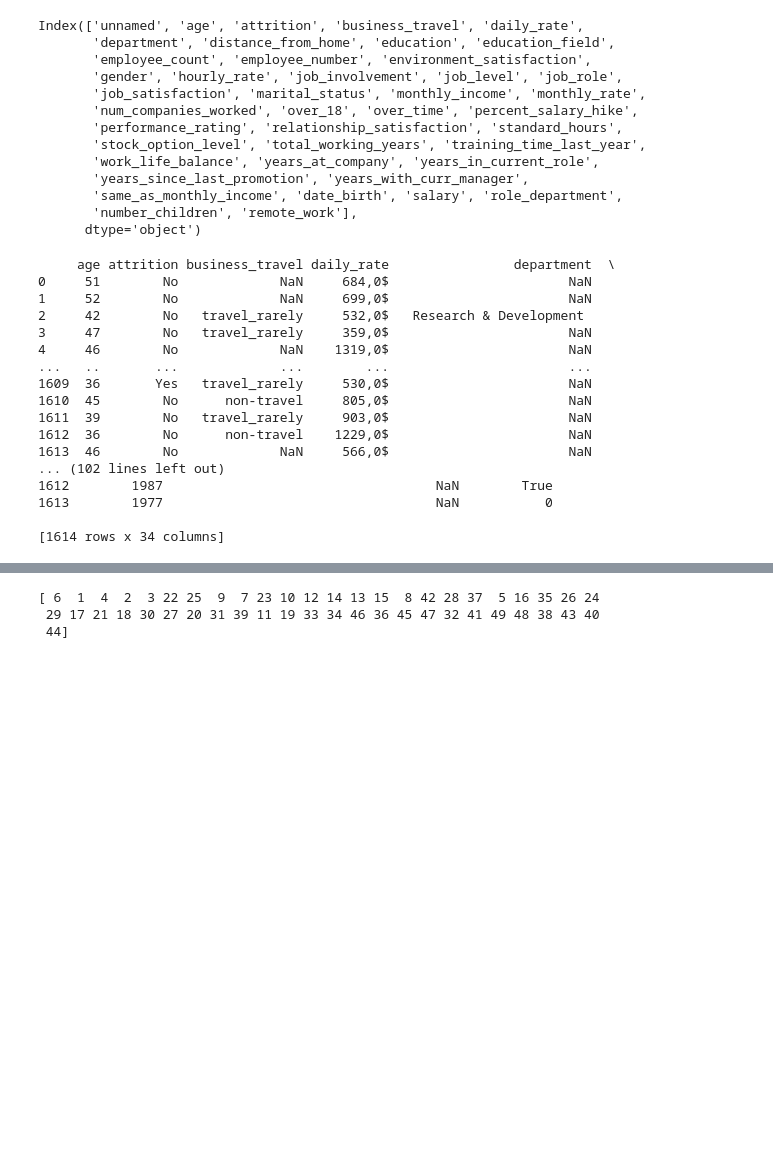
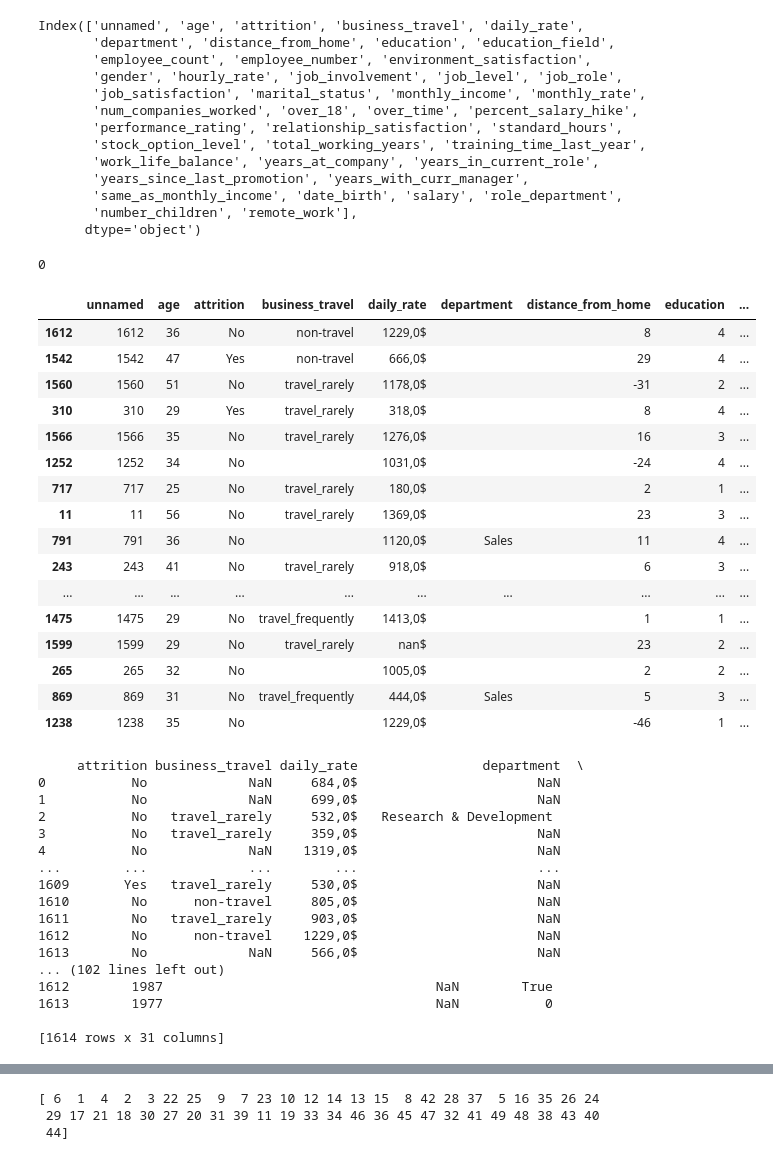
Before and after one commit to nicoleab1/proyecto-da-promo-b-modulo-3-team-2, a Jupyter notebook: proyecto optimizacion de talento.ipynb, the cells around one changed output, grey strips where cells are left out. Cells and saved outputs as stored; diff of their text form; code cells hidden in the pictures; blank space fills up the shorter version.

```diff
--- a/proyecto optimizacion de talento.ipynb
+++ b/proyecto optimizacion de talento.ipynb
@@ -182,28 +172,62 @@ Index(['unnamed', 'age', 'attrition', 'business_travel', 'daily_rate',
        'same_as_monthly_income', 'date_birth', 'salary', 'role_department',
        'number_children', 'remote_work'],
       dtype='object')
+# %%
+## Vemos si hay valores duplicados
+df_abc.duplicated().sum()
+# %% [output]
+0
+# %%
+# Filtrar filas duplicadas basadas en la columna 'employee_number'
+duplicated_rows = df_abc[df_abc.duplicated(subset='employee_number', keep=False)]
+
+# Reemplazar valores nulos por un valor vacío
+duplicated_rows_clean = duplicated_rows.fillna('')
+
+# Mostrar una muestra de 56 filas con los valores no nulos
+duplicated_rows_clean.sample(56)
+# %% [output]
+|  | unnamed | age | attrition | business_travel | daily_rate | department | distance_from_home | education | ... |
+| 1612 | 1612 | 36 | No | non-travel | 1229,0$ |  | 8 | 4 | ... |
+| 1542 | 1542 | 47 | Yes | non-travel | 666,0$ |  | 29 | 4 | ... |
+| 1560 | 1560 | 51 | No | travel_rarely | 1178,0$ |  | -31 | 2 | ... |
+| 310 | 310 | 29 | Yes | travel_rarely | 318,0$ |  | 8 | 4 | ... |
+| 1566 | 1566 | 35 | No | travel_rarely | 1276,0$ |  | 16 | 3 | ... |
+| 1252 | 1252 | 34 | No |  | 1031,0$ |  | -24 | 4 | ... |
+| 717 | 717 | 25 | No | travel_rarely | 180,0$ |  | 2 | 1 | ... |
+| 11 | 11 | 56 | No | travel_rarely | 1369,0$ |  | 23 | 3 | ... |
+| 791 | 791 | 36 | No |  | 1120,0$ | Sales | 11 | 4 | ... |
+| 243 | 243 | 41 | No | travel_rarely | 918,0$ |  | 6 | 3 | ... |
+| ... | ... | ... | ... | ... | ... | ... | ... | ... | ... |
+| 1475 | 1475 | 29 | No | travel_frequently | 1413,0$ |  | 1 | 1 | ... |
+| 1599 | 1599 | 29 | No | travel_rarely | nan$ |  | 23 | 2 | ... |
+| 265 | 265 | 32 | No |  | 1005,0$ |  | 2 | 2 | ... |
+| 869 | 869 | 31 | No | travel_frequently | 444,0$ | Sales | 5 | 3 | ... |
+| 1238 | 1238 | 35 | No |  | 1229,0$ |  | -46 | 1 | ... |
 # %%
-columnas_a_eliminar  = ["unnamed", 'number_children', 'years_in_current_role', 'employee_count','standard_hours', 'salary', 'same_as_monthly_income', 'performance_rating']
+columnas_a_eliminar  = ["unnamed", 'number_children',
+                        'years_in_current_role', 'employee_count',"employee_number",'standard_hours', 'salary', 'same_as_monthly_income',
+                        'performance_rating',"over_18", "age"]
 df_abc = df_abc.drop(columns=columnas_a_eliminar)
 print(df_abc)
 # %% [output]
-     age attrition business_travel daily_rate                department  \
-0     51        No             NaN     684,0$                       NaN
-1     52        No             NaN     699,0$                       NaN
-2     42        No   travel_rarely     532,0$   Research & Development
-3     47        No   travel_rarely     359,0$                       NaN
-4     46        No             NaN    1319,0$                       NaN
-...   ..       ...             ...        ...                       ...
-1609  36       Yes   travel_rarely     530,0$                       NaN
-1610  45        No      non-travel     805,0$                       NaN
-1611  39        No   travel_rarely     903,0$                       NaN
-1612  36        No      non-travel    1229,0$                       NaN
-1613  46        No             NaN     566,0$                       NaN
+     attrition business_travel daily_rate                department  \
+0           No             NaN     684,0$                       NaN
+1           No             NaN     699,0$                       NaN
+2           No   travel_rarely     532,0$   Research & Development
+3           No   travel_rarely     359,0$                       NaN
+4           No             NaN    1319,0$                       NaN
+...        ...             ...        ...                       ...
+1609       Yes   travel_rarely     530,0$                       NaN
+1610        No      non-travel     805,0$                       NaN
+1611        No   travel_rarely     903,0$                       NaN
+1612        No      non-travel    1229,0$                       NaN
+1613        No             NaN     566,0$                       NaN
 ... (102 lines left out)
 1612        1987                                   NaN        True
 1613        1977                                   NaN           0
 
-[1614 rows x 34 columns]
+[1614 rows x 31 columns]
 # %%
 df_abc.columns
 # %% [output]
```
Also changed, not shown: parts of 23 cells of this notebook, 2 other files.
